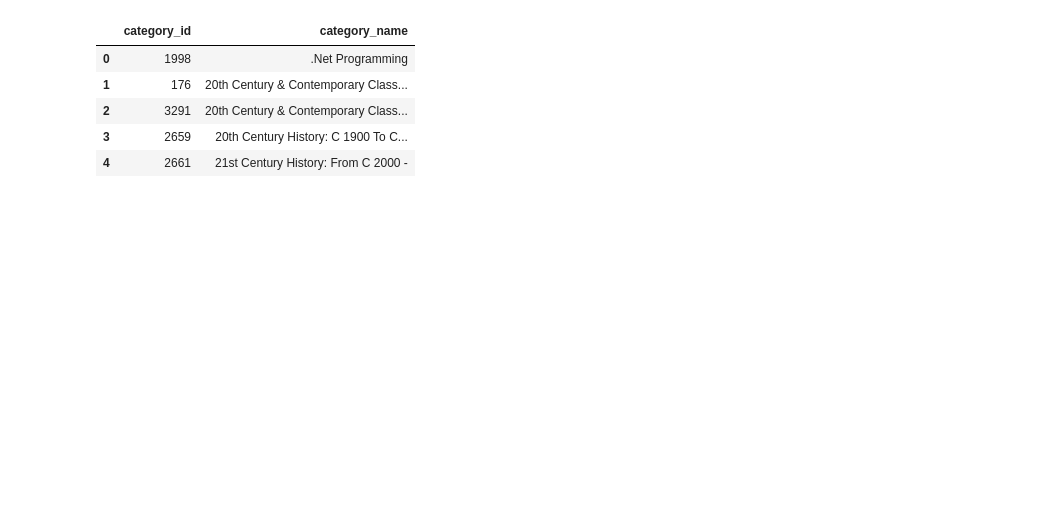
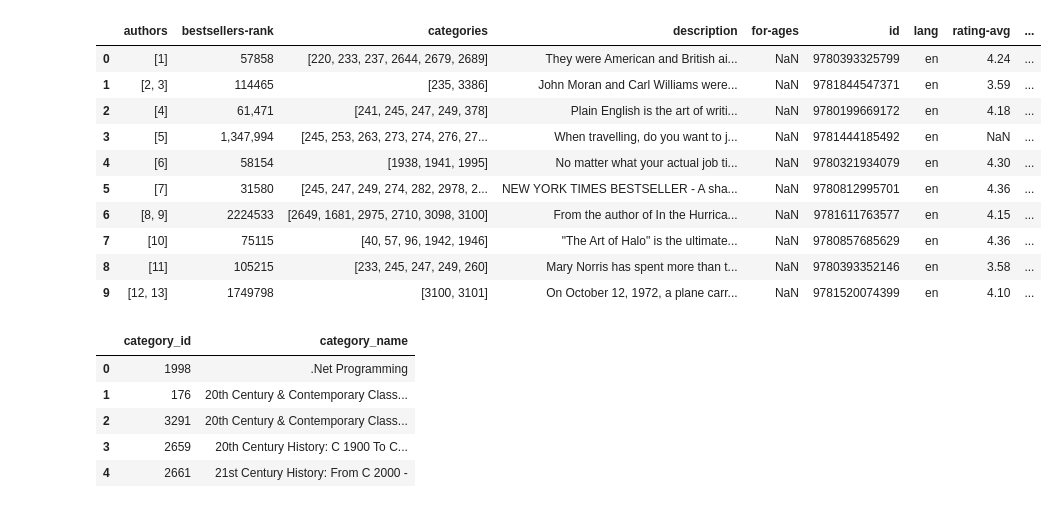
Before and after one commit to beyerly/ml_notes, a Jupyter notebook: book_dep_analysis/book_dep_analysis.ipynb, the cells around one changed output. Saved outputs shown, nothing was run; the diff lists cells and outputs as text; code cells hidden in the pictures; blank space fills up the shorter version.

```diff
--- a/book_dep_analysis/book_dep_analysis.ipynb
+++ b/book_dep_analysis/book_dep_analysis.ipynb
@@ -7,6 +8,20 @@ import re
 # WIP
 # %%
 ds = pd.read_csv('dataset/dataset.csv', usecols=['authors', 'bestsellers-rank', 'categories', 'description', 'for-ages', 'id', 'lang', 'rating-avg', 'rating-count', 'title'])
+# %%
+ds.head(10)
+# %% [output]
+|  | authors | bestsellers-rank | categories | description | for-ages | id | lang | rating-avg | ... |
+| 0 | [1] | 57858 | [220, 233, 237, 2644, 2679, 2689] | They were American and British ai... | NaN | 9780393325799 | en | 4.24 | ... |
+| 1 | [2, 3] | 114465 | [235, 3386] | John Moran and Carl Williams were... | NaN | 9781844547371 | en | 3.59 | ... |
+| 2 | [4] | 61,471 | [241, 245, 247, 249, 378] | Plain English is the art of writi... | NaN | 9780199669172 | en | 4.18 | ... |
+| 3 | [5] | 1,347,994 | [245, 253, 263, 273, 274, 276, 27... | When travelling, do you want to j... | NaN | 9781444185492 | en | NaN | ... |
+| 4 | [6] | 58154 | [1938, 1941, 1995] | No matter what your actual job ti... | NaN | 9780321934079 | en | 4.30 | ... |
+| 5 | [7] | 31580 | [245, 247, 249, 274, 282, 2978, 2... | NEW YORK TIMES BESTSELLER - A sha... | NaN | 9780812995701 | en | 4.36 | ... |
+| 6 | [8, 9] | 2224533 | [2649, 1681, 2975, 2710, 3098, 3100] | From the author of In the Hurrica... | NaN | 9781611763577 | en | 4.15 | ... |
+| 7 | [10] | 75115 | [40, 57, 96, 1942, 1946] | "The Art of Halo" is the ultimate... | NaN | 9780857685629 | en | 4.36 | ... |
+| 8 | [11] | 105215 | [233, 245, 247, 249, 260] | Mary Norris has spent more than t... | NaN | 9780393352146 | en | 3.58 | ... |
+| 9 | [12, 13] | 1749798 | [3100, 3101] | On October 12, 1972, a plane carr... | NaN | 9781520074399 | en | 4.10 | ... |
 # %%
 cat = pd.read_csv('dataset/categories.csv')
 # %%
```
Also changed, not shown: parts of 11 cells of this notebook, 1 other file.
